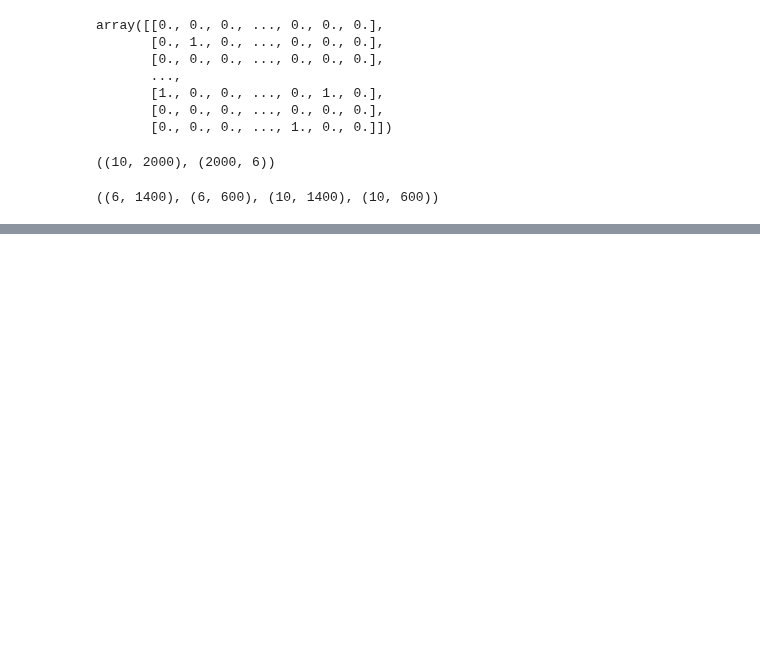
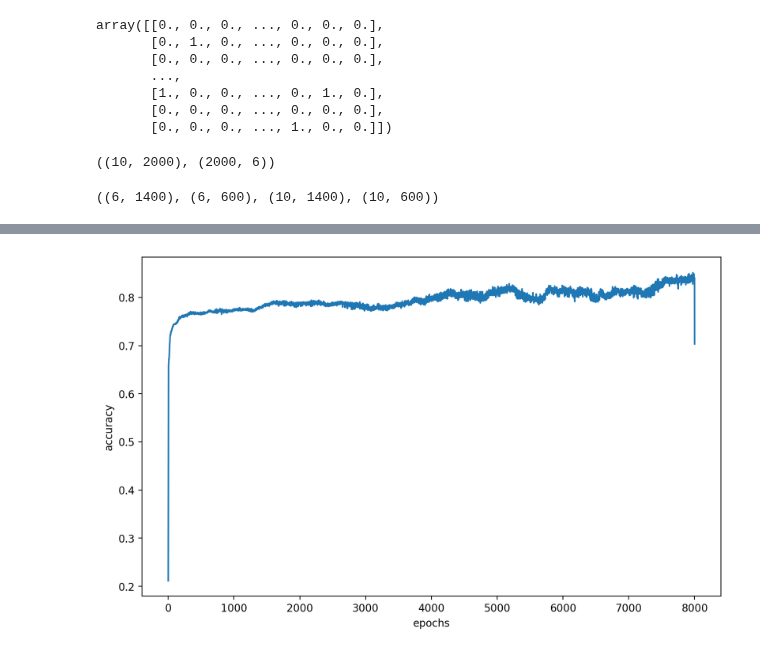
Before and after one commit to CyberKnight1803/ML_Assignment, a Jupyter notebook: ANN/ANN.ipynb, the cells around one changed output, grey strips where cells are left out. Drawn from its saved outputs; the diff is of its cells as text; code cells hidden in the pictures; blank space fills up the shorter version.

```diff
--- a/ANN/ANN.ipynb
+++ b/ANN/ANN.ipynb
@@ -101,0 +111,4 @@ plt.show()
+# %%
+MODEL1.accPlot()
+# %% [output]
+[figure, added]
```
Also changed, not shown: parts of 3 cells of this notebook, 5 other files.
